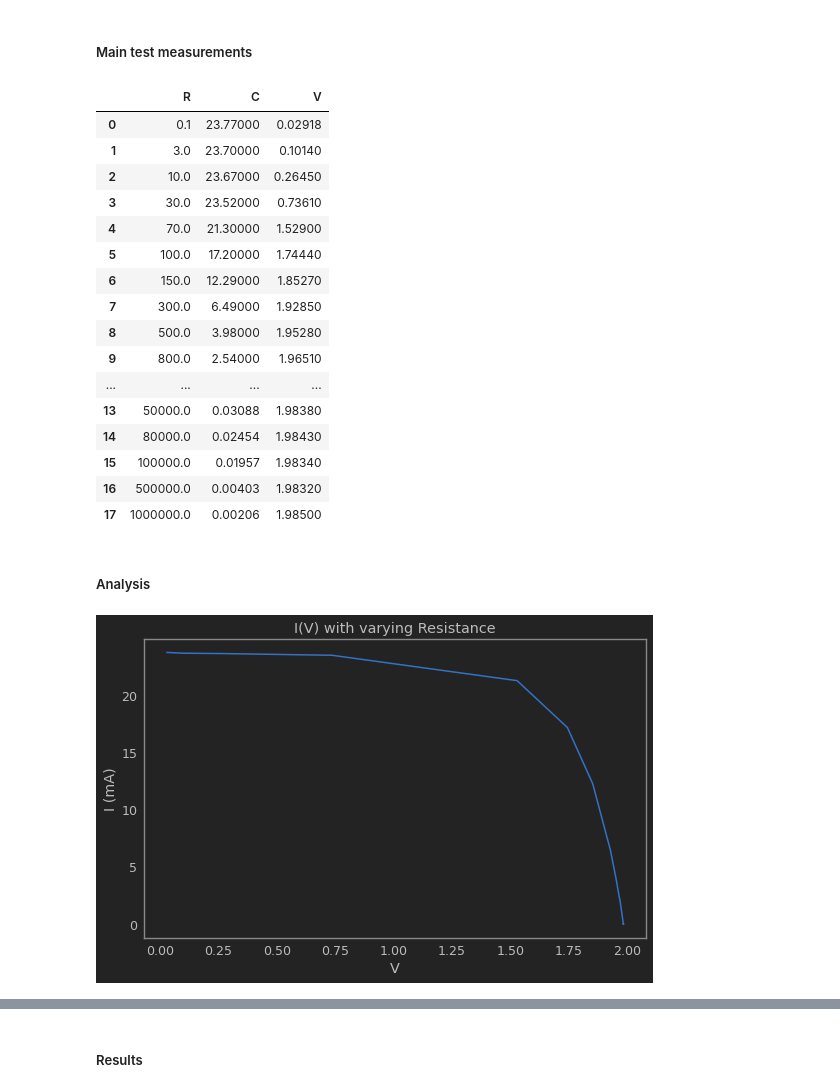
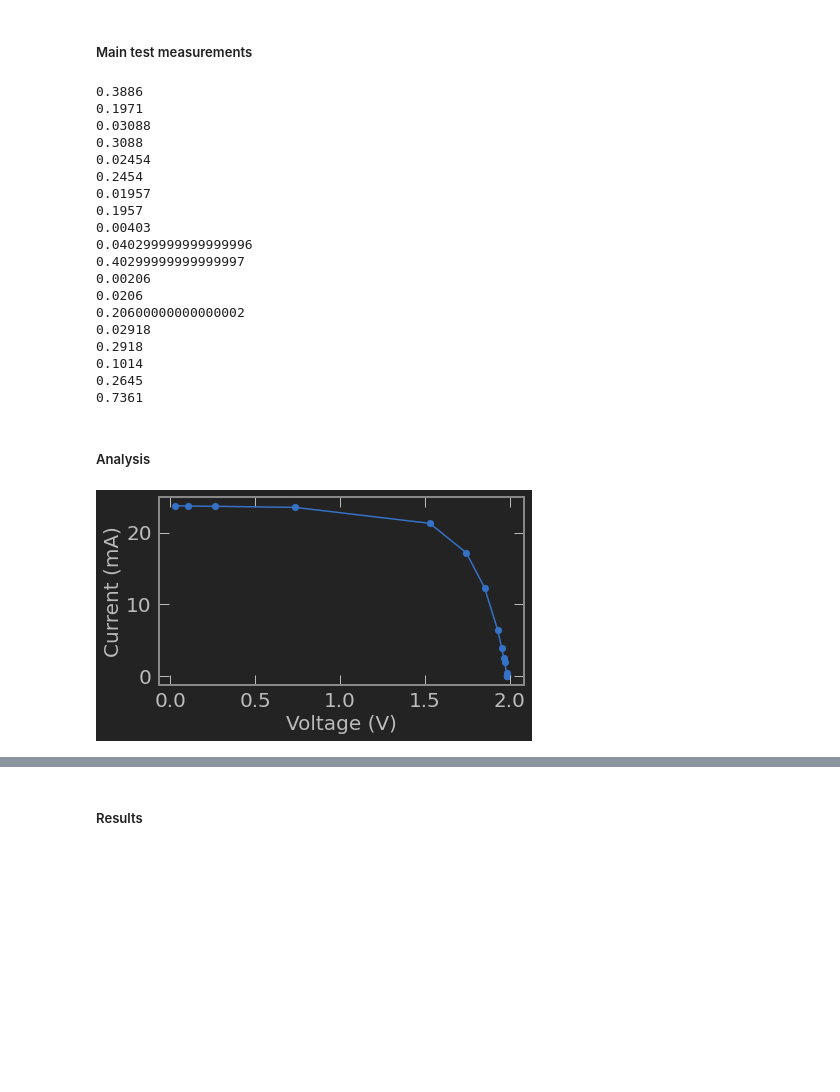
Before and after one commit to trevorm4x/APL-fuel-first, a Jupyter notebook: Lab/Lab1/APL_1_cell.ipynb, the cells around one changed output, grey strips where cells are left out. Drawn from its saved outputs; the diff is of its cells as text; code cells hidden in the pictures; blank space fills up the shorter version.

Commit message:
Further work Updated LaTeX lab template Improved Graphs Added rest of graphs Added module for helper functions, including graphing

```diff
--- a/Lab/Lab1/APL_1_cell.ipynb
+++ b/Lab/Lab1/APL_1_cell.ipynb
@@ -7,0 +10,5 @@ jtplot.style(theme = 'monokai', context = 'notebook', ticks = False, grid = Fals
+# %%
+# Edit the font, font size, and axes width
+# mpl.rcParams['font.family'] = 'Avenir'
+plt.rcParams['font.size'] = 24
+plt.rcParams['axes.linewidth'] = 2
@@ -72,35 +177,43 @@ pv = pd.DataFrame({
         1.9829, 1.9838, 1.9843, 1.9834, 1.9832, 1.985
     ]
 })
-# %%
-pv
-# %% [output]
-|  | R | C | V |
-| 0 | 0.1 | 23.77000 | 0.02918 |
-| 1 | 3.0 | 23.70000 | 0.10140 |
-| 2 | 10.0 | 23.67000 | 0.26450 |
-| 3 | 30.0 | 23.52000 | 0.73610 |
-| 4 | 70.0 | 21.30000 | 1.52900 |
-| 5 | 100.0 | 17.20000 | 1.74440 |
-| 6 | 150.0 | 12.29000 | 1.85270 |
-| 7 | 300.0 | 6.49000 | 1.92850 |
-| 8 | 500.0 | 3.98000 | 1.95280 |
-| 9 | 800.0 | 2.54000 | 1.96510 |
-| ... | ... | ... | ... |
-| 13 | 50000.0 | 0.03088 | 1.98380 |
-| 14 | 80000.0 | 0.02454 | 1.98430 |
-| 15 | 100000.0 | 0.01957 | 1.98340 |
-| 16 | 500000.0 | 0.00403 | 1.98320 |
-| 17 | 1000000.0 | 0.00206 | 1.98500 |
+# %%
+def make_unc_4(val):
+    return get_leading_figure(val) + 4
+# %%
+pv[['uC', 'uV']] = pv[['C', 'V']].apply(
+    lambda x: [ufloat(i, 10**-make_unc_4(i)) for i in x.values])
+# %% [output]
+0.3886
+0.1971
+0.03088
+0.3088
+0.02454
+0.2454
+0.01957
+0.1957
+0.00403
+0.040299999999999996
+0.40299999999999997
+0.00206
+0.0206
+0.20600000000000002
+0.02918
+0.2918
+0.1014
+0.2645
+0.7361
 # %% [markdown]
 ##### Analysis
 # %%
-plt.figure(figsize = (9, 5.5))
-plt.plot(pv.V, pv.C)
-plt.xlabel('V')
-plt.ylabel('I (mA)')
-plt.title('I(V) with varying Resistance')
-plt.savefig("../Images/l1_a_1.png")
-plt.show()
+# plt.figure(figsize = (9, 5.5))
+# plt.plot(pv.V, pv.C)
+# plt.xlabel('V')
+# plt.ylabel('I (mA)')
+# plt.title('I(V) with varying Resistance')
+# plt.savefig("../Images/l1_a_1.png")
+# plt.show()
+my_graph(pv.V, pv.C, 'linear', 'linear',
+         'Voltage (V)', 'Current (mA)', "l1_a_1")
 # %% [output]
-[figure, old version]
+[figure, new version]
```
Also changed, not shown: parts of 51 cells of this notebook, 24 other files.
